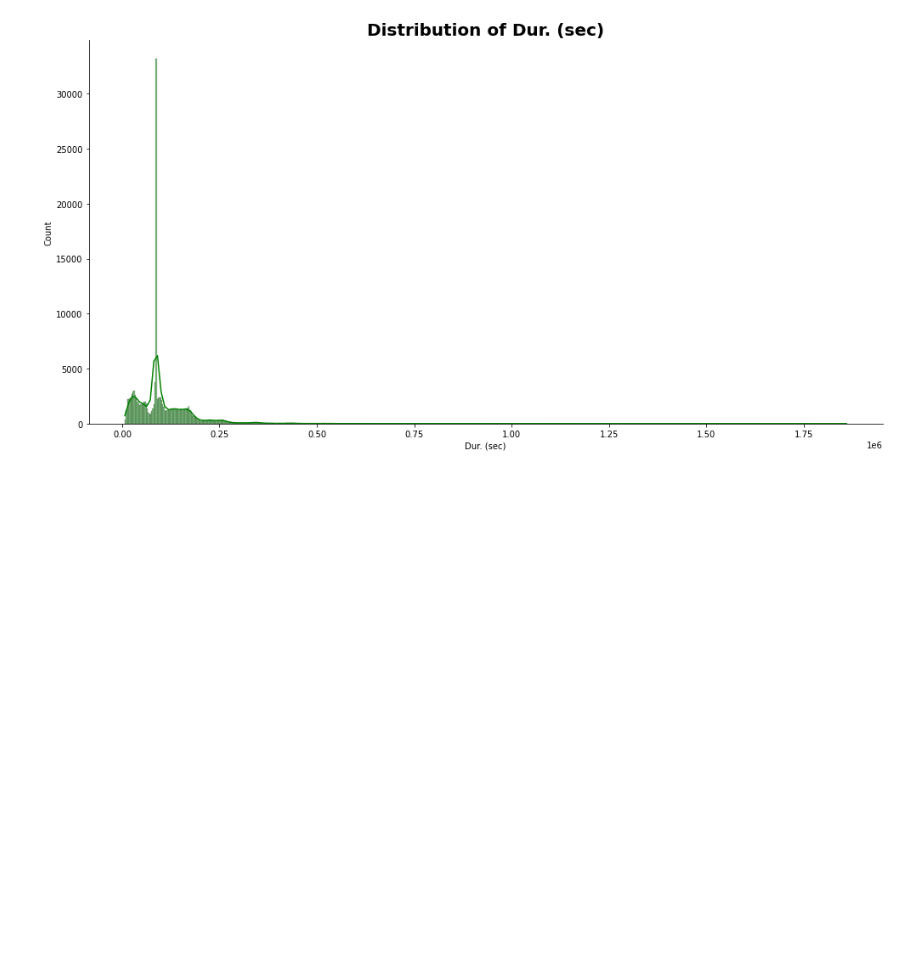
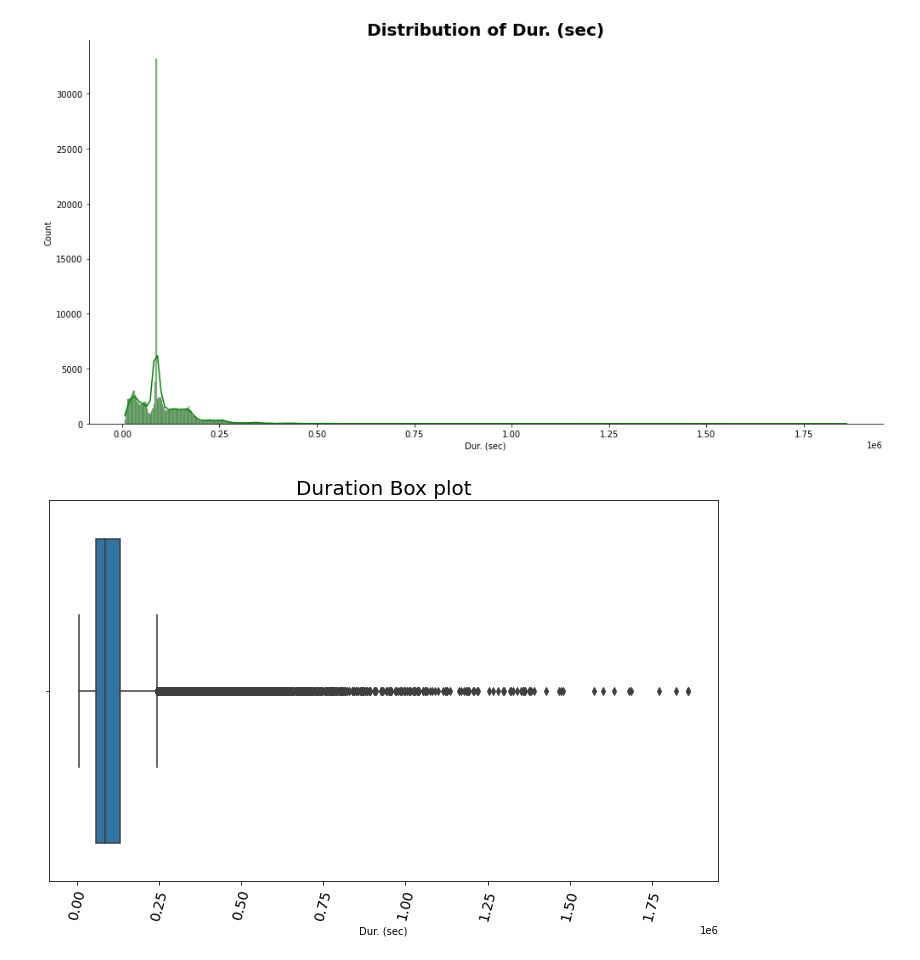
Before and after one commit to bkget/Telecom-Data-Analysis, a Jupyter notebook: notebooks/2_user_overview_analysis.ipynb, the cells around one changed output. Saved outputs shown, nothing was run; the diff lists cells and outputs as text; code cells hidden in the pictures; blank space fills up the shorter version.

Commit message:
Duation Box plot

```diff
--- a/notebooks/2_user_overview_analysis.ipynb
+++ b/notebooks/2_user_overview_analysis.ipynb
@@ -253,3 +253,7 @@ plots.hist(explore_feature_df, 'Dur. (sec)','green')
 # %% [output]
 <Figure size 648x504 with 0 Axes>
 [figure]
+# %%
+plots.box_plot(explore_feature_df, 'Dur. (sec)', 'Duration Box plot')
+# %% [output]
+[figure, added]
```
Also changed, not shown: parts of 1 cell of this notebook, 1 other file.
